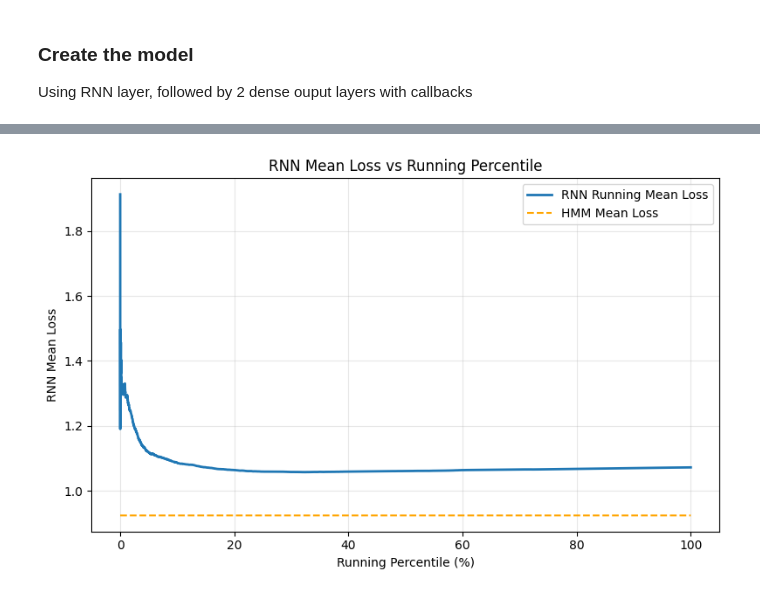
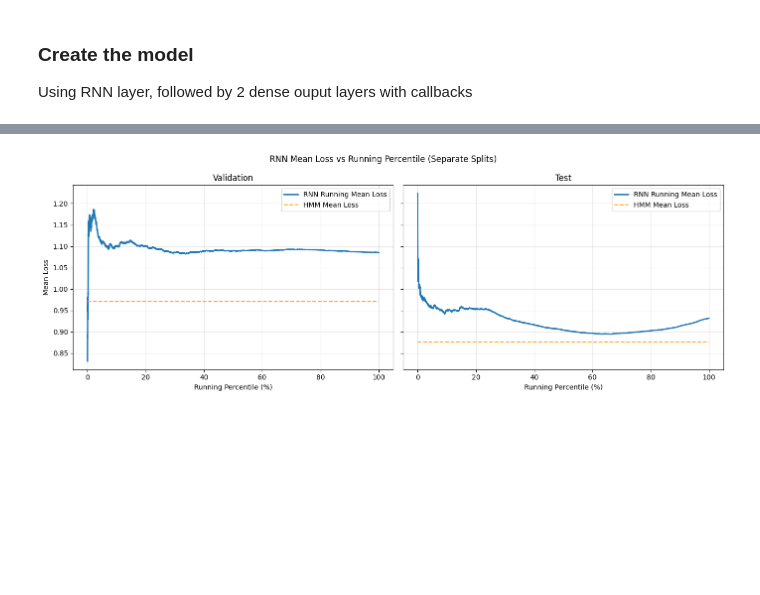
Before and after one commit to DuncanCSt/forecast_research, a Jupyter notebook: energy_price/2.5. rnn_tests.ipynb, the cells around one changed output, grey strips where cells are left out. Drawn from its saved outputs; the diff is of its cells as text; code cells hidden in the pictures; blank space fills up the shorter version.

```diff
--- a/energy_price/2.5. rnn_tests.ipynb
+++ b/energy_price/2.5. rnn_tests.ipynb
@@ -220,16 +260,16 @@ n_states       = Y_train_h.shape[1]
 tf.keras.backend.clear_session()
 
 model = build_model(lookback, n_cov_features, n_dt_features, n_states,
-                    loss_type='mse',
+                    loss_type='digamma',
                     embedding_dim=8, rnn_units=8, n_dense_layers=1, dense_units=16,
                     dropout_rate=0.3, learning_rate=0.0001, l2_reg=1e-4,
-                    annealing_rate=20.0, max_annealing_rate=1)
+                    annealing_rate=20.0, max_annealing_rate=0.1)
 
 history = model.fit(
     [X_train_cov, Y_month_train, horizon_train], Y_train_h,
     validation_data=([X_valid_cov, Y_month_valid, horizon_valid], Y_valid_h),
     callbacks=[AnnealingCallback()],
-    epochs=150,  # Use the same number as in your tuner setup
+    epochs=90,  # Use the same number as in your tuner setup
     verbose=1  # Set to 0 for silent output if preferred
 )
 
@@ -290,26 +325,44 @@ Epoch 150/150
 # %%
-running_loss = pd.DataFrame({
-    'RNN Loss': np.concatenate([rnn_loss_valid.flatten(), rnn_loss_test.flatten()]),
-    'RNN S': np.concatenate([rnn_s_valid.flatten(), rnn_s_test.flatten()]),
-})
-running_loss.sort_values('RNN S', ascending=False, inplace=True)
-running_loss['running_percentile'] = np.arange(1, len(running_loss) + 1) / len(running_loss) * 100
-running_loss['rnn_mean_loss'] = running_loss['RNN Loss'].expanding().mean()
+def make_running_loss_df(rnn_loss, rnn_s, hmm_loss):
+    df = pd.DataFrame({
+        'RNN Loss': rnn_loss.flatten(),
+        'RNN S': rnn_s.flatten(),
+    }).sort_values('RNN S', ascending=False).reset_index(drop=True)
 
-running_loss['hmm_mean_loss'] = np.concatenate([hmm_loss_valid.flatten(), hmm_loss_test.flatten()]).mean()
+    df['running_percentile'] = (np.arange(1, len(df) + 1) / len(df)) * 100
+    df['rnn_mean_loss'] = df['RNN Loss'].expanding().mean()
+    df['hmm_mean_loss'] = hmm_loss.flatten().mean()
+    return df
 
-plt.figure(figsize=(8, 5))
-plt.plot(running_loss['running_percentile'], running_loss['rnn_mean_loss'], label='RNN Running Mean Loss', linewidth=2)
-plt.plot(running_loss['running_percentile'], running_loss['hmm_mean_loss'], label='HMM Mean Loss', linestyle='--', color='orange')
-plt.xlabel('Running Percentile (%)')
-plt.ylabel('RNN Mean Loss')
-plt.title('RNN Mean Loss vs Running Percentile')
-plt.grid(True, alpha=0.3)
-plt.legend()
+running_loss_valid = make_running_loss_df(rnn_loss_valid, rnn_s_valid, hmm_loss_valid)
+running_loss_test = make_running_loss_df(rnn_loss_test, rnn_s_test, hmm_loss_test)
+
+fig, axes = plt.subplots(1, 2, figsize=(14, 5), sharey=True)
+
+axes[0].plot(running_loss_valid['running_percentile'], running_loss_valid['rnn_mean_loss'],
+             label='RNN Running Mean Loss', linewidth=2)
+axes[0].plot(running_loss_valid['running_percentile'], running_loss_valid['hmm_mean_loss'],
+             label='HMM Mean Loss', linestyle='--', color='orange')
+axes[0].set_title('Validation')
+axes[0].set_xlabel('Running Percentile (%)')
+axes[0].set_ylabel('Mean Loss')
+axes[0].grid(True, alpha=0.3)
+axes[0].legend()
+
+axes[1].plot(running_loss_test['running_percentile'], running_loss_test['rnn_mean_loss'],
+             label='RNN Running Mean Loss', linewidth=2)
+axes[1].plot(running_loss_test['running_percentile'], running_loss_test['hmm_mean_loss'],
+             label='HMM Mean Loss', linestyle='--', color='orange')
+axes[1].set_title('Test')
+axes[1].set_xlabel('Running Percentile (%)')
+axes[1].grid(True, alpha=0.3)
+axes[1].legend()
+
+plt.suptitle('RNN Mean Loss vs Running Percentile (Separate Splits)')
 plt.tight_layout()
 plt.show()
 # %% [output]
-[figure, old version]
+[figure, new version]
 # %%
 running_loss = pd.DataFrame({
     'RNN Loss': np.concatenate([rnn_loss_valid.flatten(), rnn_loss_test.flatten()]),
```
Also changed, not shown: parts of 10 cells of this notebook, 5 other files.
